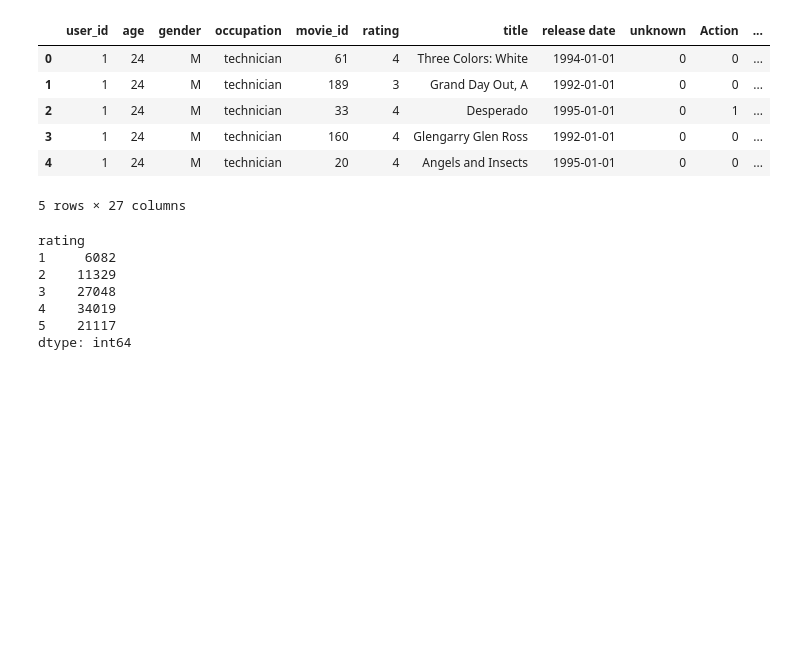
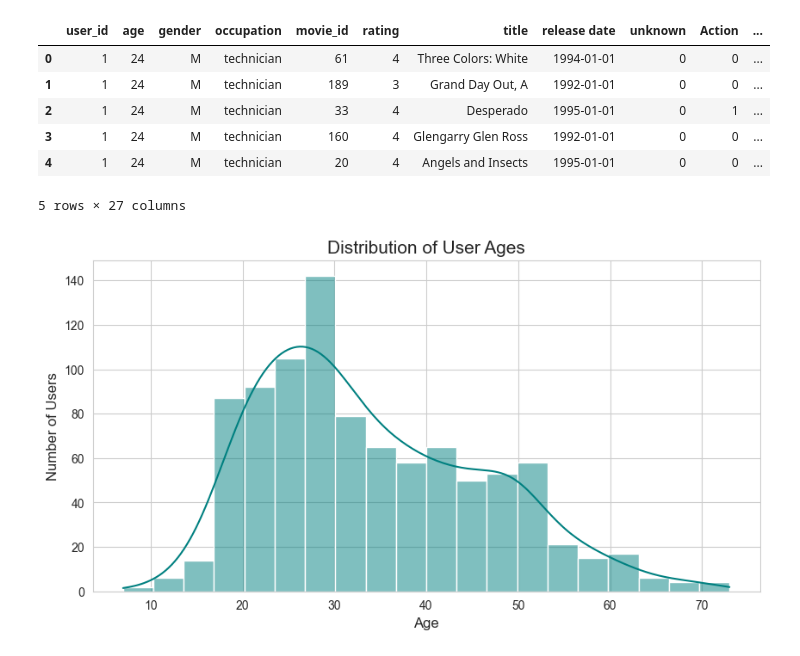
Before and after one commit to MrMinton/MovieLens100K, a Jupyter notebook: movielens_analysis.ipynb, the cells around one changed output. Drawn from its saved outputs; the diff is of its cells as text; code cells hidden in the pictures; blank space fills up the shorter version.

Commit message:
Getting into matplot & SNS

```diff
--- a/movielens_analysis.ipynb
+++ b/movielens_analysis.ipynb
@@ -473,11 +447,21 @@ data2.dropinde
-# %%
-## movies with the most 5 ratings
-data2.groupby('rating').size()
-# %% [output]
-rating
-1     6082
-2    11329
-3    27048
-4    34019
-5    21117
-dtype: int64
+# %%
+import matplotlib.pyplot as plt
+import seaborn as sns
+
+plt.figure(figsize=(10, 5))
+
+# 3. Create the Histogram
+# We drop duplicates because 'data2' has many rows per user (one for each rating).
+# We only want to count each user's age ONCE.
+unique_users = data2.drop_duplicates(subset=['user_id'])
+
+sns.histplot(unique_users['age'], bins=20, kde=True, color='teal')
+
+plt.title('Distribution of User Ages', fontsize=15)
+plt.xlabel('Age', fontsize=12)
+plt.ylabel('Number of Users', fontsize=12)
+
+# 5. Show the plot
+plt.show()
+# %% [output]
+[figure, added]
```
Also changed, not shown: parts of 4 cells of this notebook.
